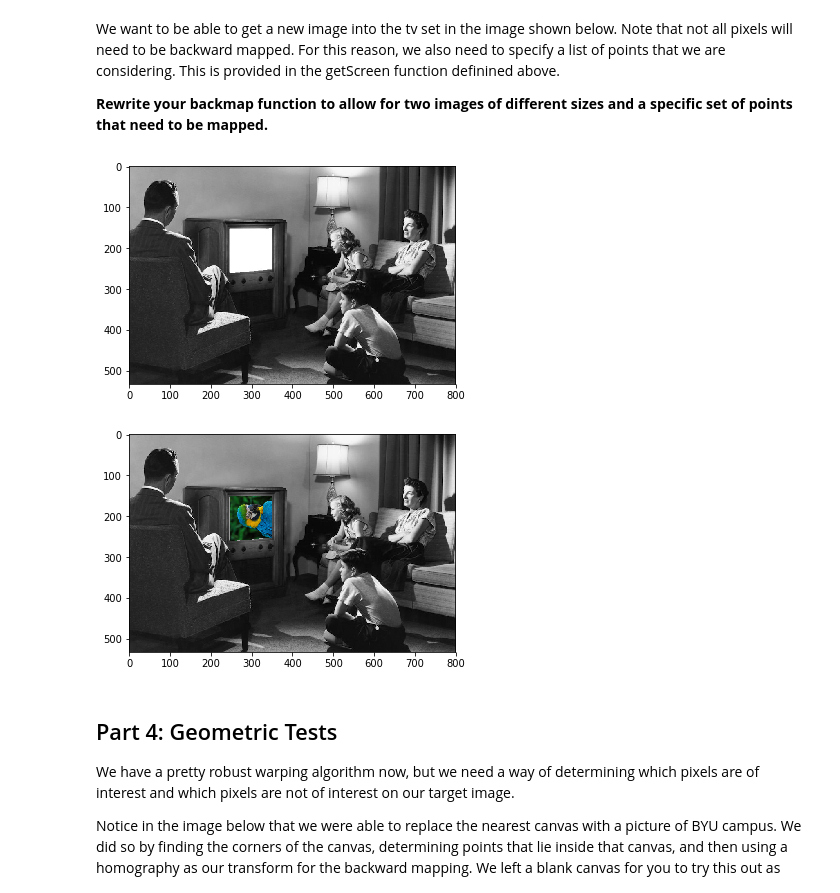
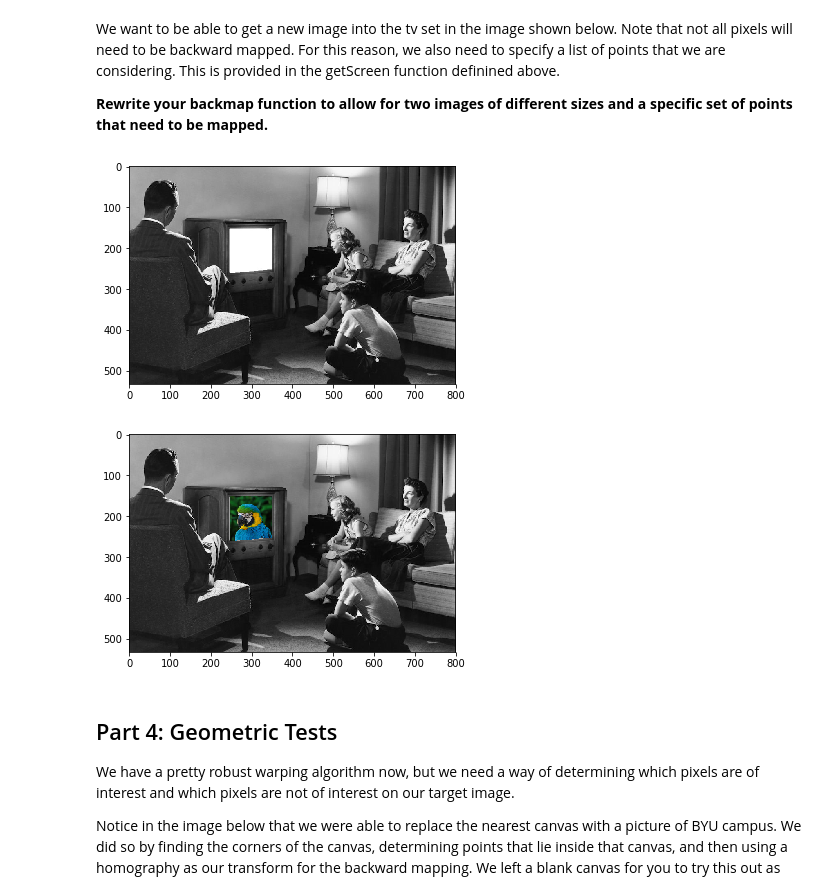
Before and after one commit to bryantmh/CS355, a Jupyter notebook: Lab 9/Lab9-ImageWarping.ipynb, the cells around one changed output. Cells and saved outputs as stored; diff of their text form; code cells hidden in the pictures.

```diff
--- a/Lab 9/Lab9-ImageWarping.ipynb
+++ b/Lab 9/Lab9-ImageWarping.ipynb
@@ -187,9 +187,9 @@ def backmap2(source, target, transform, points):
 
     for point in points:
         a = np.array([point.x, point.y, 1])
-        b = np.dot(invTrans, a)
+        b = np.dot(invTrans,a)
         if b[0] >= 0 and b[1] >= 0 and b[0] < len(source) and b[1] < len(source[0]):
-            t[point.y, point.x] = interpolate(source, b[0], b[1]) * 255
+            t[point.y, point.x] = interpolate(source, b[1], b[0]) * 255
 
     return t
 
@@ -197,34 +197,34 @@ def backmap2(source, target, transform, points):
 
 filename = "test.png"
 im = plt.imread(filename)
 
 h,w,_ = im.shape
 
 s0 = Point(0,0)
 s1 = Point(w-1,0)
 s2 = Point(w-1,h-1)
 s3 = Point(0,h-1)
 
 t0 = Point(245,152)
 t1 = Point(349,150)
 t2 = Point(349,253)
 t3 = Point(246,261)
 
 tv = plt.imread('tv.jpg')
 plt.imshow(tv,vmin=0)
 plt.show()
 
 transform = getHomography(s0,s1,s2,s3,t0,t1,t2,t3)
 
 screen = getScreen()
 
 result = backmap2(im, tv, transform, screen)
 
 plt.imshow(result,vmin=0)
 plt.show()
 # %% [output]
 [figure]
-[figure, old version]
+[figure, new version]
 # %% [markdown]
 ## Part 4: Geometric Tests
 
```
Also changed, not shown: parts of 1 cell of this notebook.
